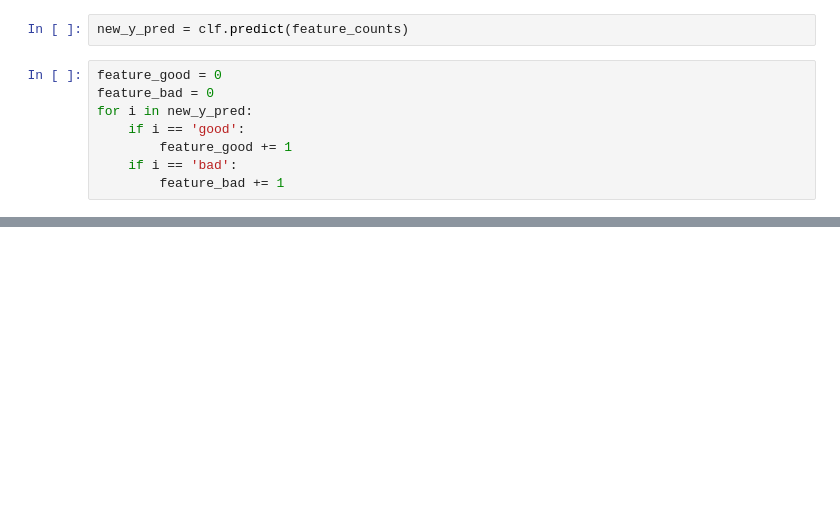
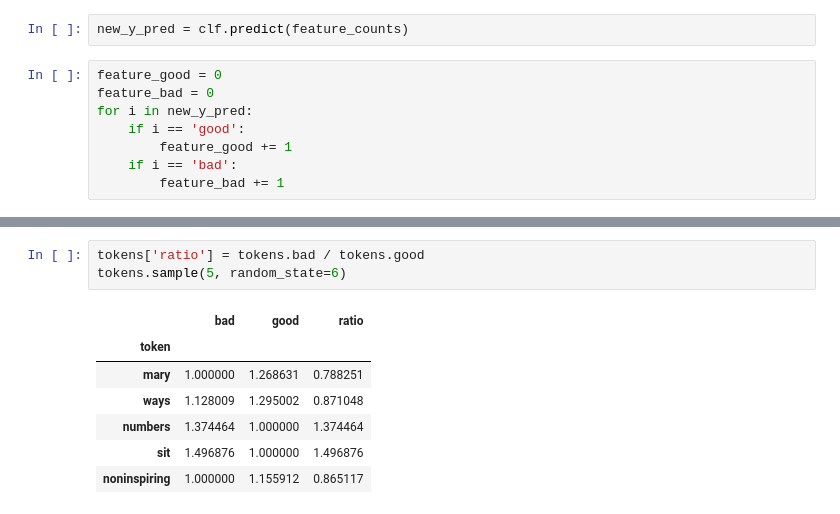
Before and after one commit to TeamAlphaPrimeReviews/reviews-to-improve, a Jupyter notebook: Proper Procedures.ipynb, the cells around one changed output, grey strips where cells are left out. Cells and saved outputs as stored; diff of their text form; blank space fills up the shorter version.

```diff
--- a/Proper Procedures.ipynb
+++ b/Proper Procedures.ipynb
@@ -248,0 +279,11 @@ Bad: 108 Good: 582
+# %%
+tokens['ratio'] = tokens.bad / tokens.good
+tokens.sample(5, random_state=6)
+# %% [output]
+|  | bad | good | ratio |
+| token |  |  |  |
+| mary | 1.000000 | 1.268631 | 0.788251 |
+| ways | 1.128009 | 1.295002 | 0.871048 |
+| numbers | 1.374464 | 1.000000 | 1.374464 |
+| sit | 1.496876 | 1.000000 | 1.496876 |
+| noninspiring | 1.000000 | 1.155912 | 0.865117 |
```
Also changed, not shown: parts of 15 cells of this notebook.
